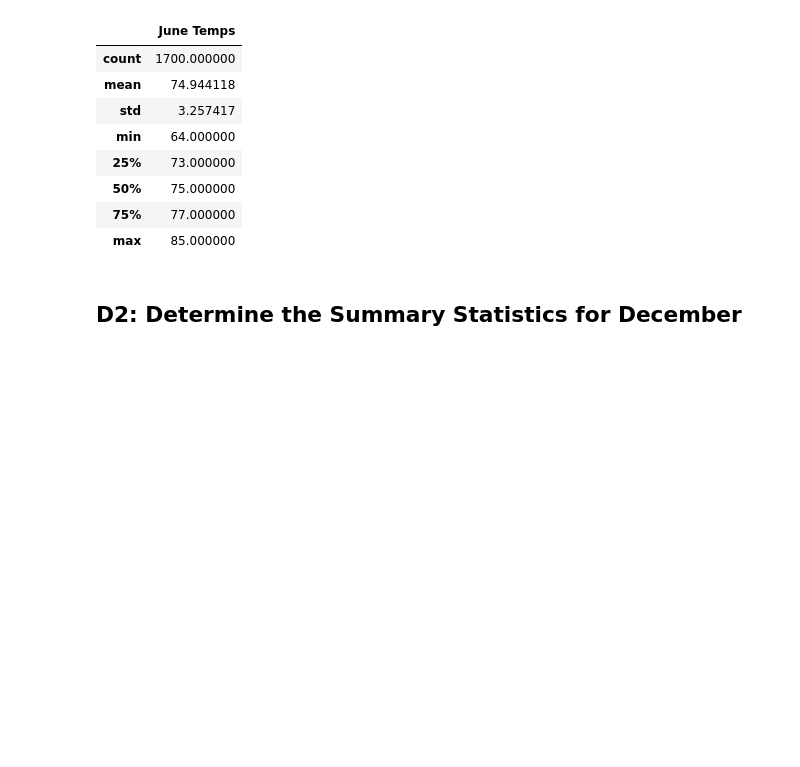
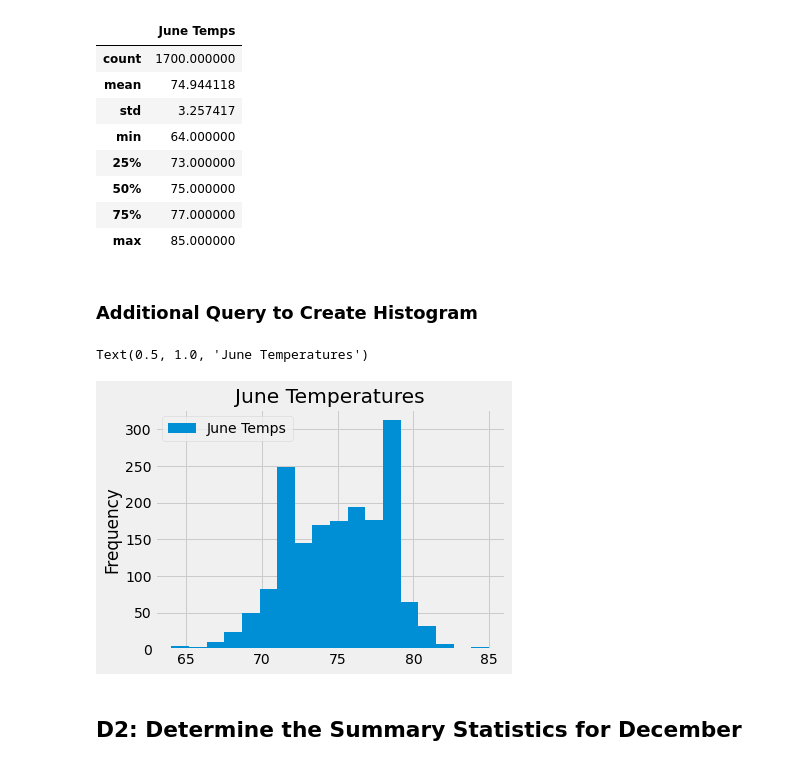
Before and after one commit to duygusimsek/surfs_up, a Jupyter notebook: SurfsUp_Challenge.ipynb, the cells around one changed output. Saved outputs shown, nothing was run; the diff lists cells and outputs as text; code cells hidden in the pictures; blank space fills up the shorter version.

```diff
--- a/SurfsUp_Challenge.ipynb
+++ b/SurfsUp_Challenge.ipynb
@@ -7,6 +7,11 @@ import sqlalchemy
 from sqlalchemy.ext.automap import automap_base
 from sqlalchemy.orm import Session
 from sqlalchemy import create_engine, func
+
+%matplotlib inline
+from matplotlib import style
+style.use('fivethirtyeight')
+import matplotlib.pyplot as plt
 # %%
 engine = create_engine("sqlite:///hawaii.sqlite")
 
@@ -54,6 +59,16 @@ june_temps_df.describe()
 | 50% | 75.000000 |
 | 75% | 77.000000 |
 | max | 85.000000 |
+# %% [markdown]
+### Additional Query to Create Histogram
+# %%
+june_temp_df = pd.DataFrame(june_temps_df, columns=['June Temps'])
+june_temp_df.plot.hist(bins=18)
+plt.tight_layout()
+plt.title('June Temperatures')
+# %% [output]
+Text(0.5, 1.0, 'June Temperatures')
+[figure, added]
 # %% [markdown]
 ## D2: Determine the Summary Statistics for December
 # %%
```
Also changed, not shown: parts of 11 cells of this notebook.
